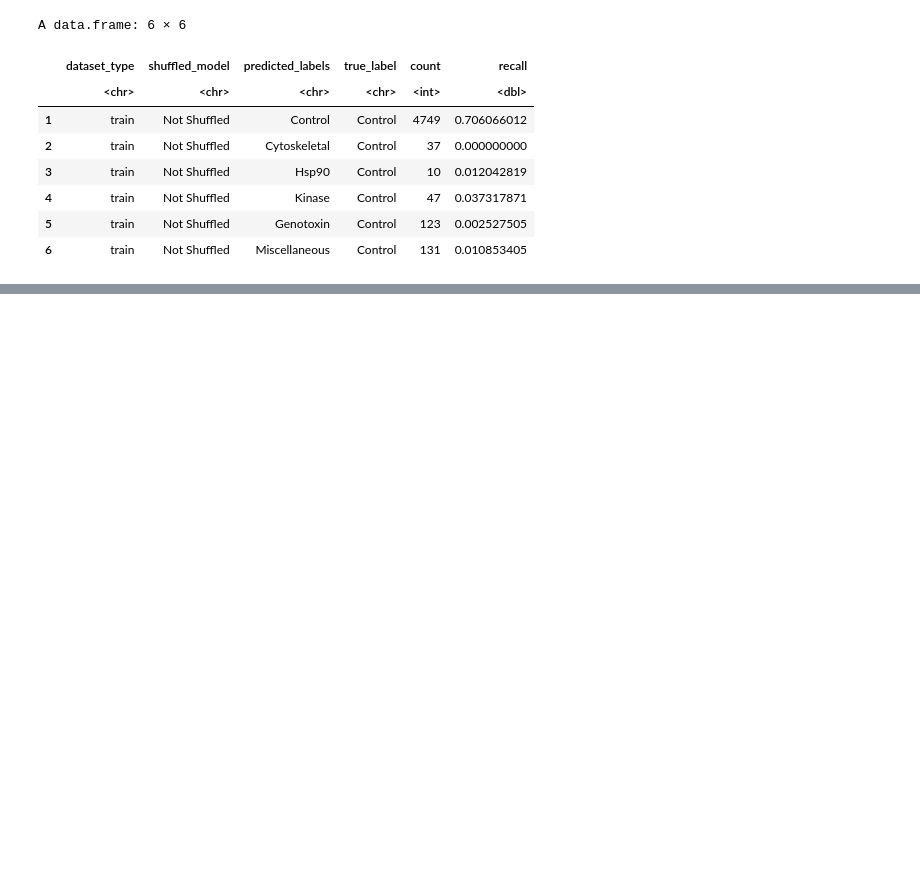
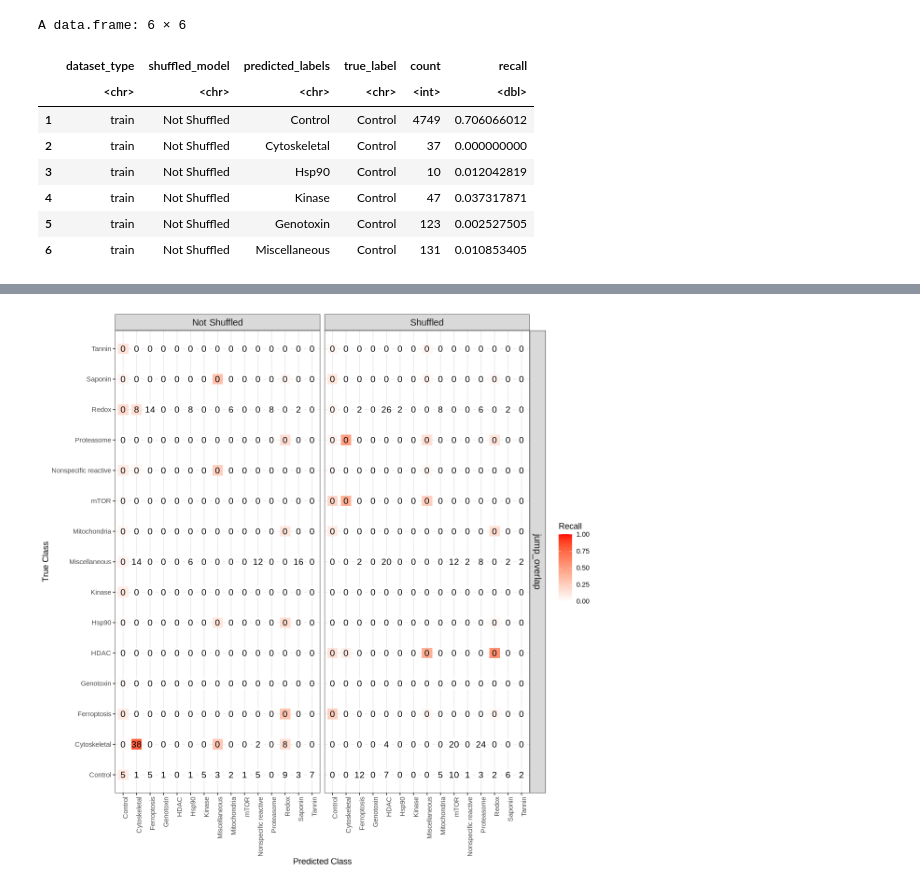
Before and after one commit to WayScience/Cytotoxic-Nuisance-Metadata-Analysis, a Jupyter notebook: notebooks/4.visualization/confusion_matrix/confusion_matrix.ipynb, the cells around one changed output, grey strips where cells are left out. Cells and saved outputs as stored; diff of their text form; code cells hidden in the pictures; blank space fills up the shorter version.

Commit message:
added confusion matrix with overlapping treatments with JUMP

```diff
--- a/notebooks/4.visualization/confusion_matrix/confusion_matrix.ipynb
+++ b/notebooks/4.visualization/confusion_matrix/confusion_matrix.ipynb
@@ -8,7 +8,6 @@ suppressPackageStartupMessages(suppressWarnings(library(RColorBrewer))) # color
 # %%
 # get path for confusion matrix
 confusion_matrix_path <- file.path("../../../results/2.modeling/confusion_matrix.csv.gz")
+overlapping_confusion_matrix_path <- file.path("../../../results/2.modeling/jump_overlap_confusion_matrix.csv.gz")
 cm_df <- read.csv(confusion_matrix_path, sep = ",")
-
-# Display
-head(cm_df)
+overlapping_cm_df <- read.csv(overlapping_confusion_matrix_path, sep = ",")
@@ -39,3 +28,10 @@ A data.frame: 6 × 6
 | 4 | train | Not Shuffled | Kinase | Control | 47 | 0.037317871 |
 | 5 | train | Not Shuffled | Genotoxin | Control | 123 | 0.002527505 |
 | 6 | train | Not Shuffled | Miscellaneous | Control | 131 | 0.010853405 |
+# %%
+# update one of the shuffled_model columns to Shuffled and Not Shuffled
+overlapping_cm_df$shuffled_model <- ifelse(overlapping_cm_df$shuffled_model == "False", "Not Shuffled",
+                            ifelse(overlapping_cm_df$shuffled_model == "True", "Shuffled", overlapping_cm_df$shuffled_model))
+
+# Display the updated DataFrame
+head(overlapping_cm_df)
@@ -68 +73,27 @@ Saving 6.67 x 6.67 in image
 [figure]
+# %%
+# set image dim
+width <- 10
+height <- 10
+options(repr.plot.width = width, repr.plot.height = height)
+
+# create a confusion matrix plot
+overlapping_confusion_matrix_plot <- (
+    ggplot(overlapping_cm_df, aes(x = true_label, y = predicted_labels))
+    + facet_grid(dataset_type~shuffled_model)
+    + geom_point(aes(color = recall), size = 6, shape = 15)
+    + geom_text(aes(label = count), size = 4)
+    + scale_color_gradient("Recall", low = "white", high = "red",limits = c(0, 1))
+    + theme_bw()
+    + ylab("True Class")
+    + xlab("Predicted Class")
+    + theme(strip.text = element_text(size = 12))
+    + theme(axis.text.x = element_text(angle = 90, hjust = 1))
+)
+
+# saving file
+ggsave(filename = "overlapping_confusion_matrix.png", height = height, width = width)
+
+overlapping_confusion_matrix_plot
+# %% [output]
+[figure, added]
```
Also changed, not shown: parts of 3 cells of this notebook, 13 other files.
